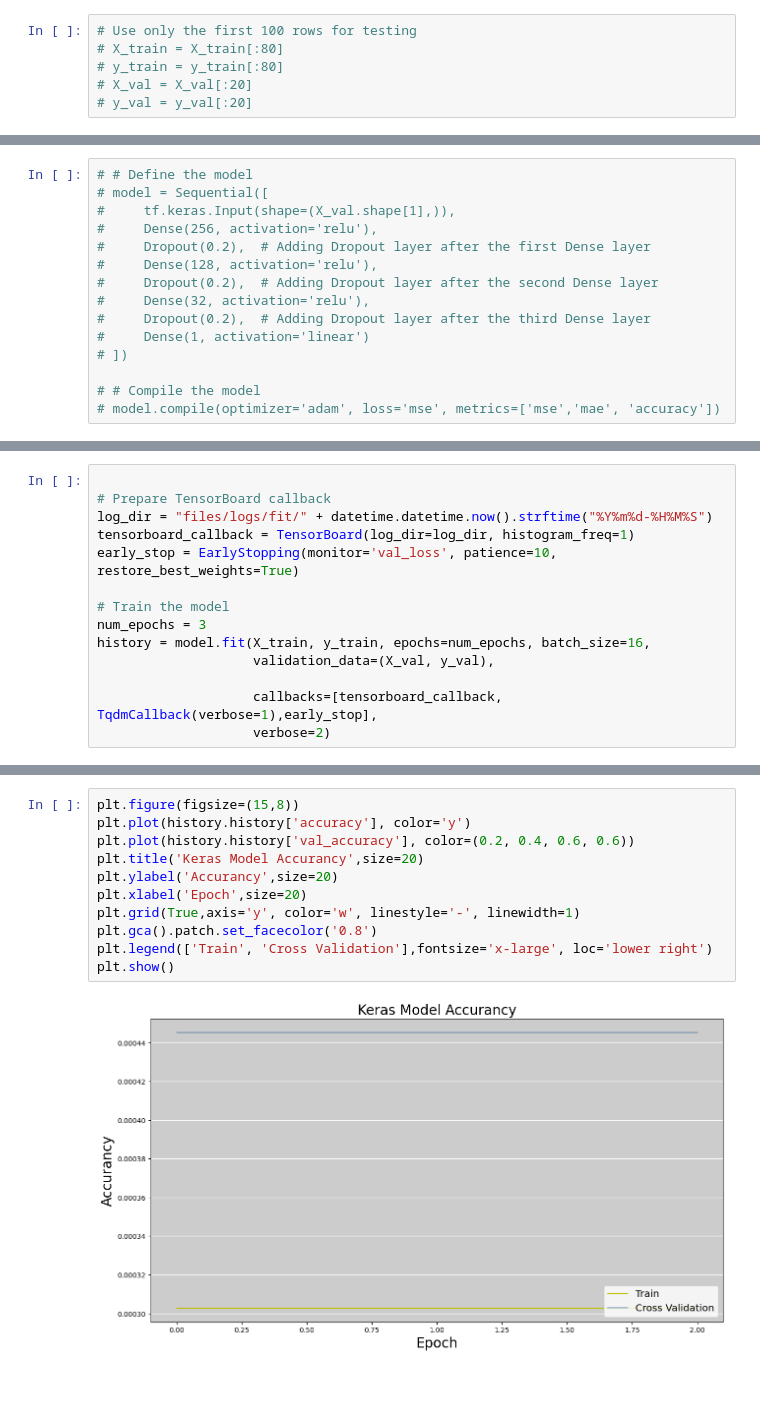
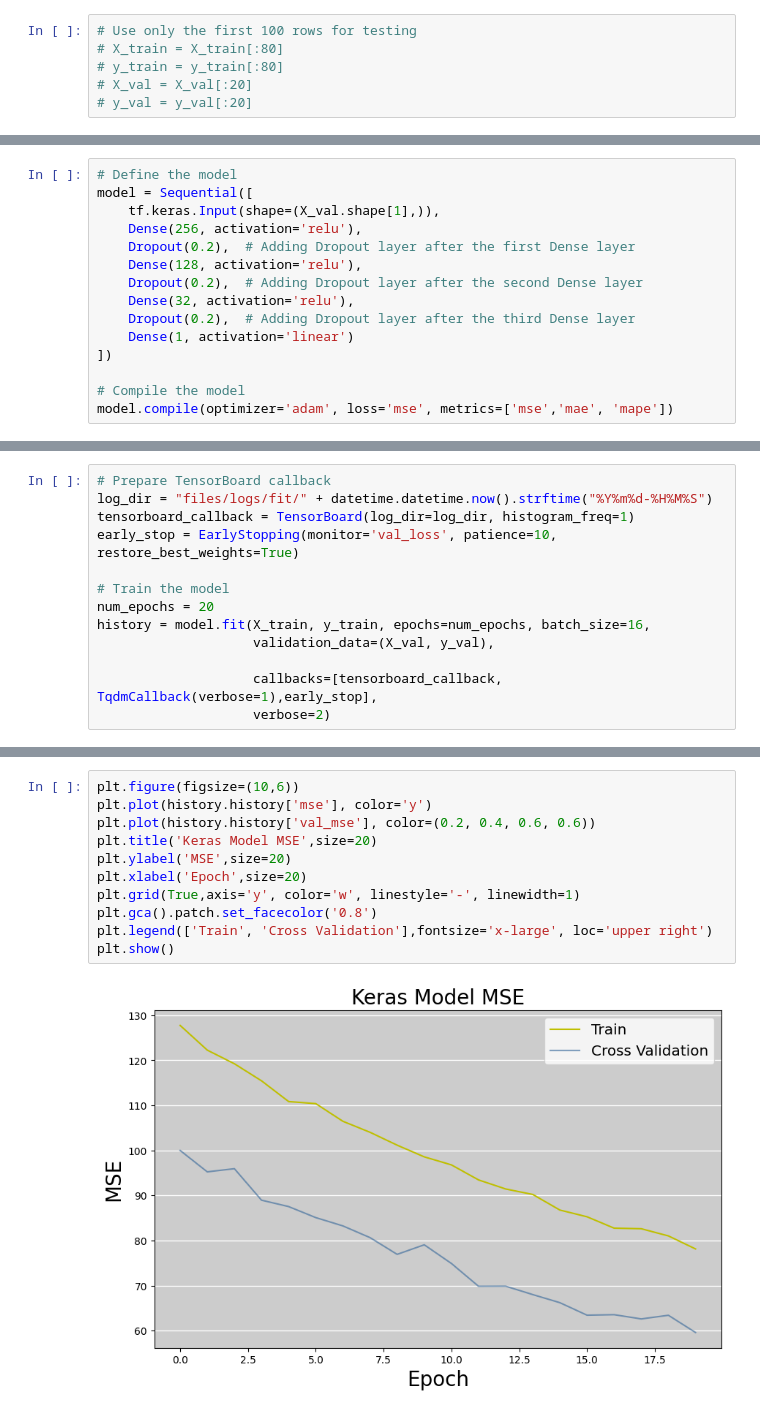
Before and after one commit to akisgazepidis/Recommendation_System_RecSys_Challenge_2024, a Jupyter notebook: 6. RS_Train_NN.ipynb, the cells around one changed output, grey strips where cells are left out. Cells and saved outputs as stored; diff of their text form; blank space fills up the shorter version.

```diff
--- a/6. RS_Train_NN.ipynb
+++ b/6. RS_Train_NN.ipynb
@@ -93,15 +79,15 @@ _________________________________________________________________
 # %%
-# # Define the model
-# model = Sequential([
-#     tf.keras.Input(shape=(X_val.shape[1],)),
-#     Dense(256, activation='relu'),
-#     Dropout(0.2),  # Adding Dropout layer after the first Dense layer
-#     Dense(128, activation='relu'),
-#     Dropout(0.2),  # Adding Dropout layer after the second Dense layer
-#     Dense(32, activation='relu'),
-#     Dropout(0.2),  # Adding Dropout layer after the third Dense layer
-#     Dense(1, activation='linear')
-# ])
+# Define the model
+model = Sequential([
+    tf.keras.Input(shape=(X_val.shape[1],)),
+    Dense(256, activation='relu'),
+    Dropout(0.2),  # Adding Dropout layer after the first Dense layer
+    Dense(128, activation='relu'),
+    Dropout(0.2),  # Adding Dropout layer after the second Dense layer
+    Dense(32, activation='relu'),
+    Dropout(0.2),  # Adding Dropout layer after the third Dense layer
+    Dense(1, activation='linear')
+])
 
-# # Compile the model
-# model.compile(optimizer='adam', loss='mse', metrics=['mse','mae', 'accuracy'])
+# Compile the model
+model.compile(optimizer='adam', loss='mse', metrics=['mse','mae', 'mape'])
@@ -124,12 +94,11 @@ y_val.shape
 # %%
-
 # Prepare TensorBoard callback
 log_dir = "files/logs/fit/" + datetime.datetime.now().strftime("%Y%m%d-%H%M%S")
 tensorboard_callback = TensorBoard(log_dir=log_dir, histogram_freq=1)
 early_stop = EarlyStopping(monitor='val_loss', patience=10, restore_best_weights=True)
 
 # Train the model
-num_epochs = 3
+num_epochs = 20
 history = model.fit(X_train, y_train, epochs=num_epochs, batch_size=16,
                     validation_data=(X_val, y_val),
 
@@ -147,13 +146,13 @@ Epoch 3/3
 # %%
-plt.figure(figsize=(15,8))
-plt.plot(history.history['accuracy'], color='y')
-plt.plot(history.history['val_accuracy'], color=(0.2, 0.4, 0.6, 0.6))
-plt.title('Keras Model Accurancy',size=20)
-plt.ylabel('Accurancy',size=20)
+plt.figure(figsize=(10,6))
+plt.plot(history.history['mse'], color='y')
+plt.plot(history.history['val_mse'], color=(0.2, 0.4, 0.6, 0.6))
+plt.title('Keras Model MSE',size=20)
+plt.ylabel('MSE',size=20)
 plt.xlabel('Epoch',size=20)
 plt.grid(True,axis='y', color='w', linestyle='-', linewidth=1)
 plt.gca().patch.set_facecolor('0.8')
-plt.legend(['Train', 'Cross Validation'],fontsize='x-large', loc='lower right')
+plt.legend(['Train', 'Cross Validation'],fontsize='x-large', loc='upper right')
 plt.show()
 # %% [output]
-[figure, old version]
+[figure, new version]
```
Also changed, not shown: parts of 15 cells of this notebook, 1 other file.
